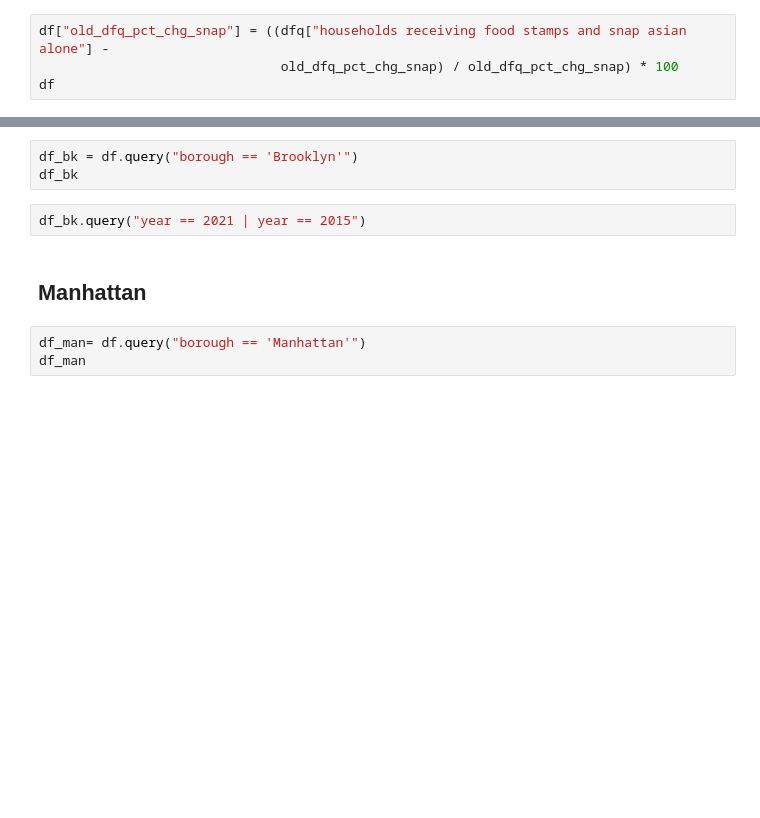
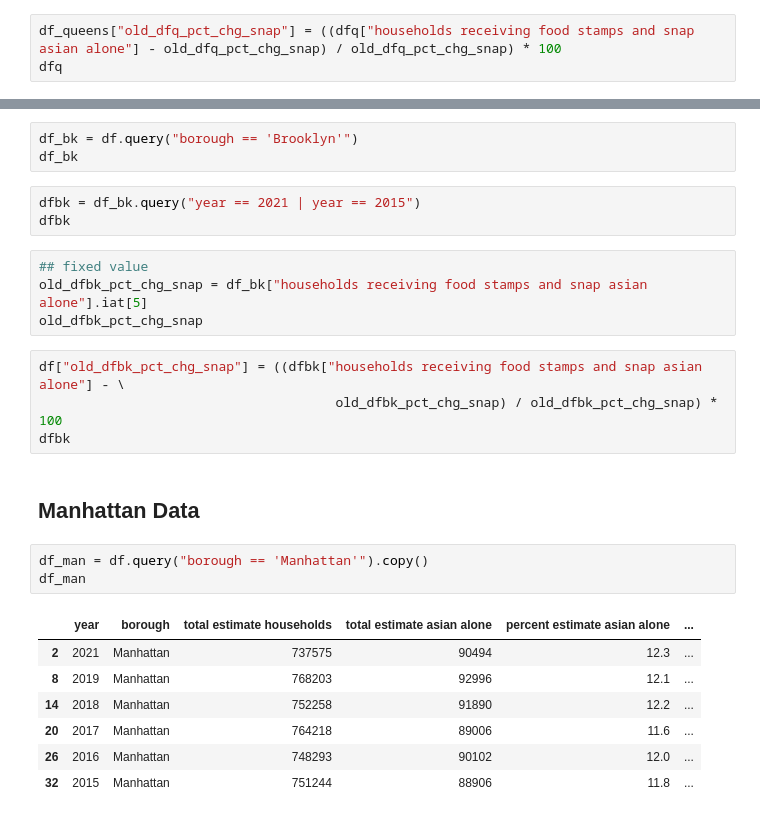
Before and after one commit to arubybonilla/2023-asam-benefits, a Jupyter notebook: 2023-asam-snap-food-stamps-analysis-smail-bonilla.ipynb, the cells around one changed output, grey strips where cells are left out. Saved outputs shown, nothing was run; the diff lists cells and outputs as text; blank space fills up the shorter version.

```diff
--- a/2023-asam-snap-food-stamps-analysis-smail-bonilla.ipynb
+++ b/2023-asam-snap-food-stamps-analysis-smail-bonilla.ipynb
@@ -173,9 +173,8 @@ old_dfq_pct_chg_snap
 # %% [output]
 20789
 # %%
-df["old_dfq_pct_chg_snap"] = ((dfq["households receiving food stamps and snap asian alone"] -
-                               old_dfq_pct_chg_snap) / old_dfq_pct_chg_snap) * 100
-df
+df_queens["old_dfq_pct_chg_snap"] = ((dfq["households receiving food stamps and snap asian alone"] - old_dfq_pct_chg_snap) / old_dfq_pct_chg_snap) * 100
+dfq
 # %% [output]
 |  | year | borough | total estimate households | total estimate asian alone | percent estimate asian alone | ... |
 | 3 | 2021 | Queens | 820686 | 197840 | 24.1 | ... |
@@ -193,9 +185,26 @@ KeyError: "None of [Index(['old_dfq_pct_chg_snap'], dtype='object')] are in the
 df_bk = df.query("borough == 'Brooklyn'")
 df_bk
 # %%
-df_bk.query("year == 2021 | year == 2015")
+dfbk = df_bk.query("year == 2021 | year == 2015")
+dfbk
+# %%
+## fixed value
+old_dfbk_pct_chg_snap = df_bk["households receiving food stamps and snap asian alone"].iat[5]
+old_dfbk_pct_chg_snap
+# %%
+df["old_dfbk_pct_chg_snap"] = ((dfbk["households receiving food stamps and snap asian alone"] - \
+                                      old_dfbk_pct_chg_snap) / old_dfbk_pct_chg_snap) * 100
+dfbk
 # %% [markdown]
-## Manhattan
+## Manhattan Data
 # %%
-df_man= df.query("borough == 'Manhattan'")
+df_man = df.query("borough == 'Manhattan'").copy()
 df_man
+# %% [output]
+|  | year | borough | total estimate households | total estimate asian alone | percent estimate asian alone | ... |
+| 2 | 2021 | Manhattan | 737575 | 90494 | 12.3 | ... |
+| 8 | 2019 | Manhattan | 768203 | 92996 | 12.1 | ... |
+| 14 | 2018 | Manhattan | 752258 | 91890 | 12.2 | ... |
+| 20 | 2017 | Manhattan | 764218 | 89006 | 11.6 | ... |
+| 26 | 2016 | Manhattan | 748293 | 90102 | 12.0 | ... |
+| 32 | 2015 | Manhattan | 751244 | 88906 | 11.8 | ... |
```
Also changed, not shown: parts of 9 cells of this notebook.
